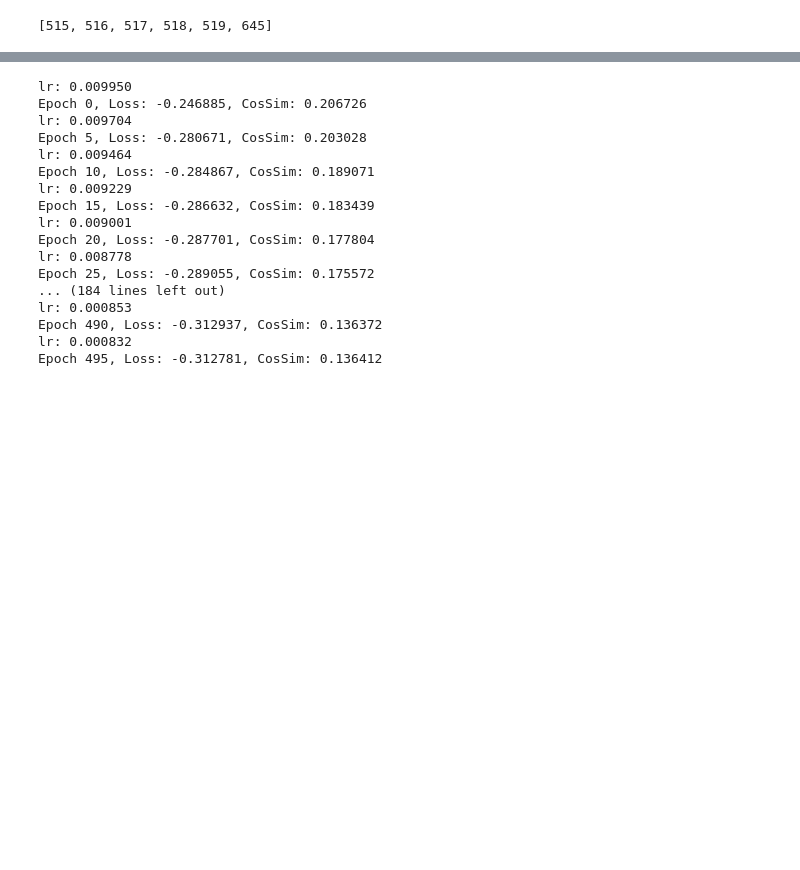
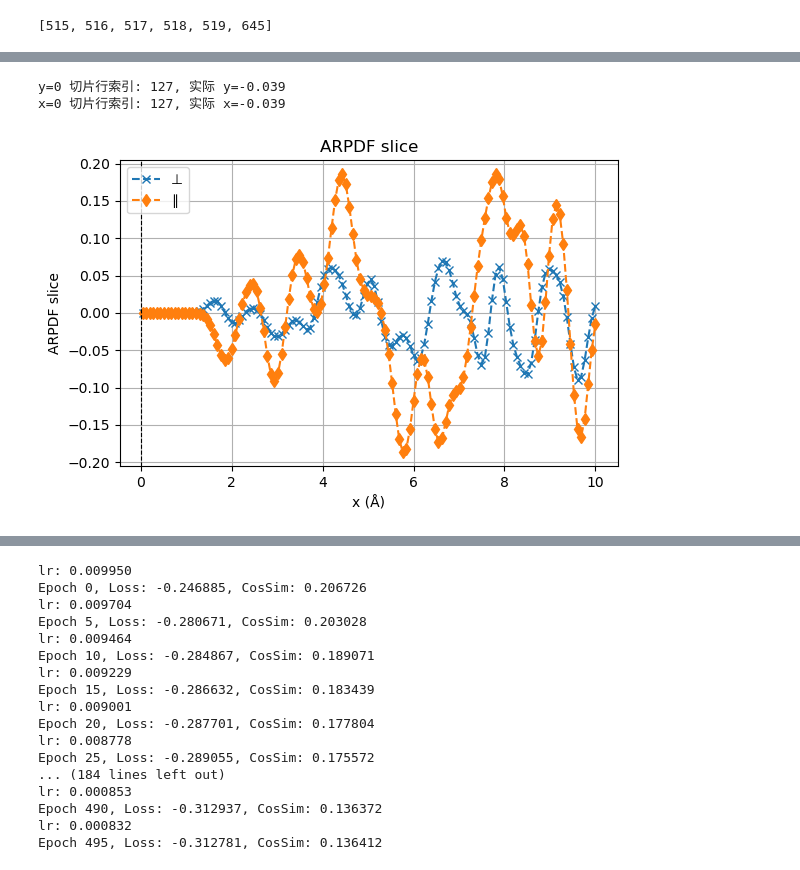
Before and after one commit to tfzx/ARPDF, a Jupyter notebook: experiment.ipynb, the cells around one changed output, grey strips where cells are left out. Drawn from its saved outputs; the diff is of its cells as text; code cells hidden in the pictures; blank space fills up the shorter version.

```diff
--- a/experiment.ipynb
+++ b/experiment.ipynb
@@ -43,0 +138,50 @@ Computing ARPDF...
+# %%
+# --- 假设 ARPDF, ARPDF_ref, X, Y 都已经准备好 ---
+# 如果是 cupy.ndarray，先转回 numpy
+def to_cpu(a):
+    return a.get() if 'cupy' in type(a).__module__ else a
+
+ARPDF_ref = to_cpu(ARPDF_ref)
+X          = to_cpu(X)
+Y          = to_cpu(Y)
+
+# 1. 找到最接近 y=0 的行索引
+i0 = np.argmin(np.abs(Y[:, 0]))
+print(f"y=0 切片行索引: {i0}, 实际 y={Y[i0,0]:.3f}")
+i1 = np.argmin(np.abs(X[0, :]))
+print(f"x=0 切片行索引: {i1}, 实际 x={X[0,i1]:.3f}")
+
+# 2. 取出这一行的 x 坐标和两个 ARPDF 的值
+x_line        = X[i0, :]
+slice_ref     = ARPDF_ref[i0, :]
+y_line        = Y[:,i1]
+slice_ref1     = ARPDF_ref[:, i1]
+
+
+# 3. 分为左右两部分
+mask_pos = x_line > 0
+mask_neg = y_line > 0
+
+# 4. 作图
+plt.figure(figsize=(6,4))
+
+# 测试 vs 参考：右侧 (x>0)
+
+plt.plot(x_line[mask_pos], slice_ref[mask_pos],  'x--', label='⊥')
+
+# 测试 vs 参考：左侧 (x<0)
+
+plt.plot(x_line[mask_neg], slice_ref1[mask_neg],  'd--', label='∥')
+
+plt.axvline(0, color='k', lw=0.8, ls='--')
+plt.xlabel('x (Å)')
+plt.ylabel('ARPDF slice')
+plt.title('ARPDF slice')
+plt.legend()
+plt.grid(True)
+plt.tight_layout()
+plt.show()
+# %% [output]
+y=0 切片行索引: 127, 实际 y=-0.039
+x=0 切片行索引: 127, 实际 x=-0.039
+[figure, added]
```
Also changed, not shown: parts of 9 cells of this notebook, 11 other files.
